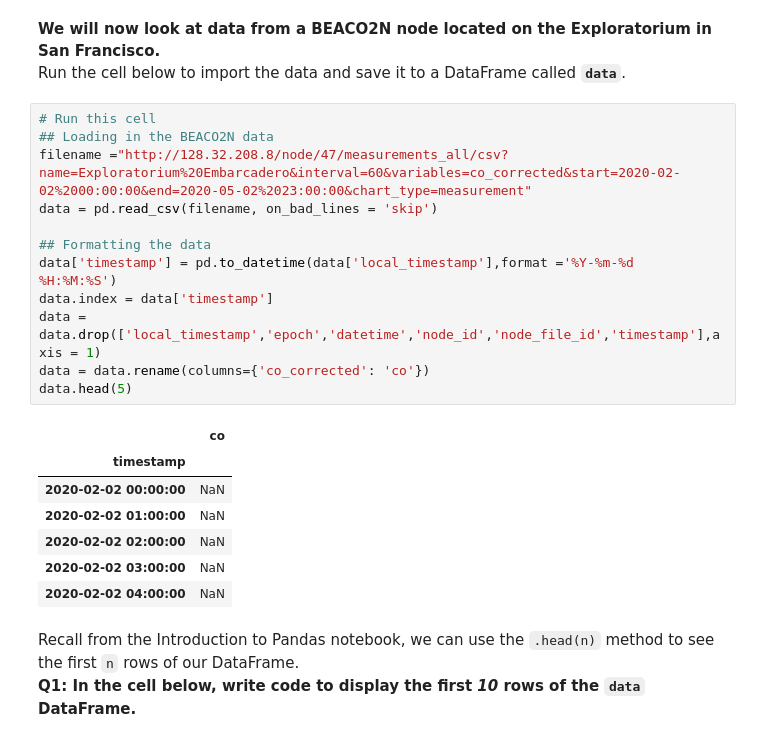
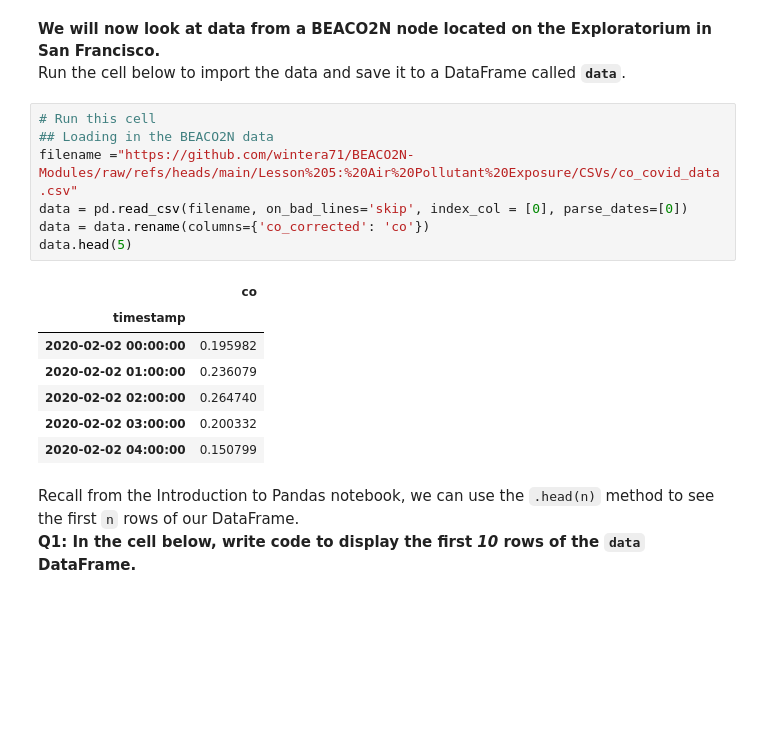
Before and after one commit to wintera71/BEACO2N-Modules, a Jupyter notebook: Lesson 5: Air Pollutant Exposure/EXPLORATION_Air_Pollutant_Exposure.ipynb, the cells around one changed output. Cells and saved outputs as stored; diff of their text form; blank space fills up the shorter version.

```diff
--- a/Lesson 5: Air Pollutant Exposure/EXPLORATION_Air_Pollutant_Exposure.ipynb
+++ b/Lesson 5: Air Pollutant Exposure/EXPLORATION_Air_Pollutant_Exposure.ipynb
@@ -70,26 +70,21 @@ plt.rcParams["axes.labelweight"] = "bold"
 plt.rcParams["savefig.facecolor"]= '#FFFFFF'
 # %% [markdown]
 **We will now look at data from a BEACO2N node located on the Exploratorium in San Francisco.**<br> Run the cell below to import the data and save it to a DataFrame called **`data`**.
-# %%
-# Run this cell
-## Loading in the BEACO2N data
-filename ="http://128.32.208.8/node/47/measurements_all/csv?name=Exploratorium%20Embarcadero&interval=60&variables=co_corrected&start=2020-02-02%2000:00:00&end=2020-05-02%2023:00:00&chart_type=measurement"
-data = pd.read_csv(filename, on_bad_lines = 'skip')
-
-## Formatting the data
-data['timestamp'] = pd.to_datetime(data['local_timestamp'],format ='%Y-%m-%d  %H:%M:%S')
-data.index = data['timestamp']
-data = data.drop(['local_timestamp','epoch','datetime','node_id','node_file_id','timestamp'],axis = 1)
-data = data.rename(columns={'co_corrected': 'co'})
-data.head(5)
-# %% [output]
-|  | co |
-| timestamp |  |
-| 2020-02-02 00:00:00 | NaN |
-| 2020-02-02 01:00:00 | NaN |
-| 2020-02-02 02:00:00 | NaN |
-| 2020-02-02 03:00:00 | NaN |
-| 2020-02-02 04:00:00 | NaN |
+# %%
+# Run this cell
+## Loading in the BEACO2N data
+filename ="https://github.com/wintera71/BEACO2N-Modules/raw/refs/heads/main/Lesson%205:%20Air%20Pollutant%20Exposure/CSVs/co_covid_data.csv"
+data = pd.read_csv(filename, on_bad_lines='skip', index_col = [0], parse_dates=[0])
+data = data.rename(columns={'co_corrected': 'co'})
+data.head(5)
+# %% [output]
+|  | co |
+| timestamp |  |
+| 2020-02-02 00:00:00 | 0.195982 |
+| 2020-02-02 01:00:00 | 0.236079 |
+| 2020-02-02 02:00:00 | 0.264740 |
+| 2020-02-02 03:00:00 | 0.200332 |
+| 2020-02-02 04:00:00 | 0.150799 |
 # %% [markdown]
 Recall from the Introduction to Pandas notebook, we can use the `.head(n)` method to see the first `n` rows of our DataFrame. <br>**Q1: In the cell below, write code to display the first *10* rows of the `data` DataFrame.**
 # %%
```
Also changed, not shown: parts of 1 cell of this notebook.
